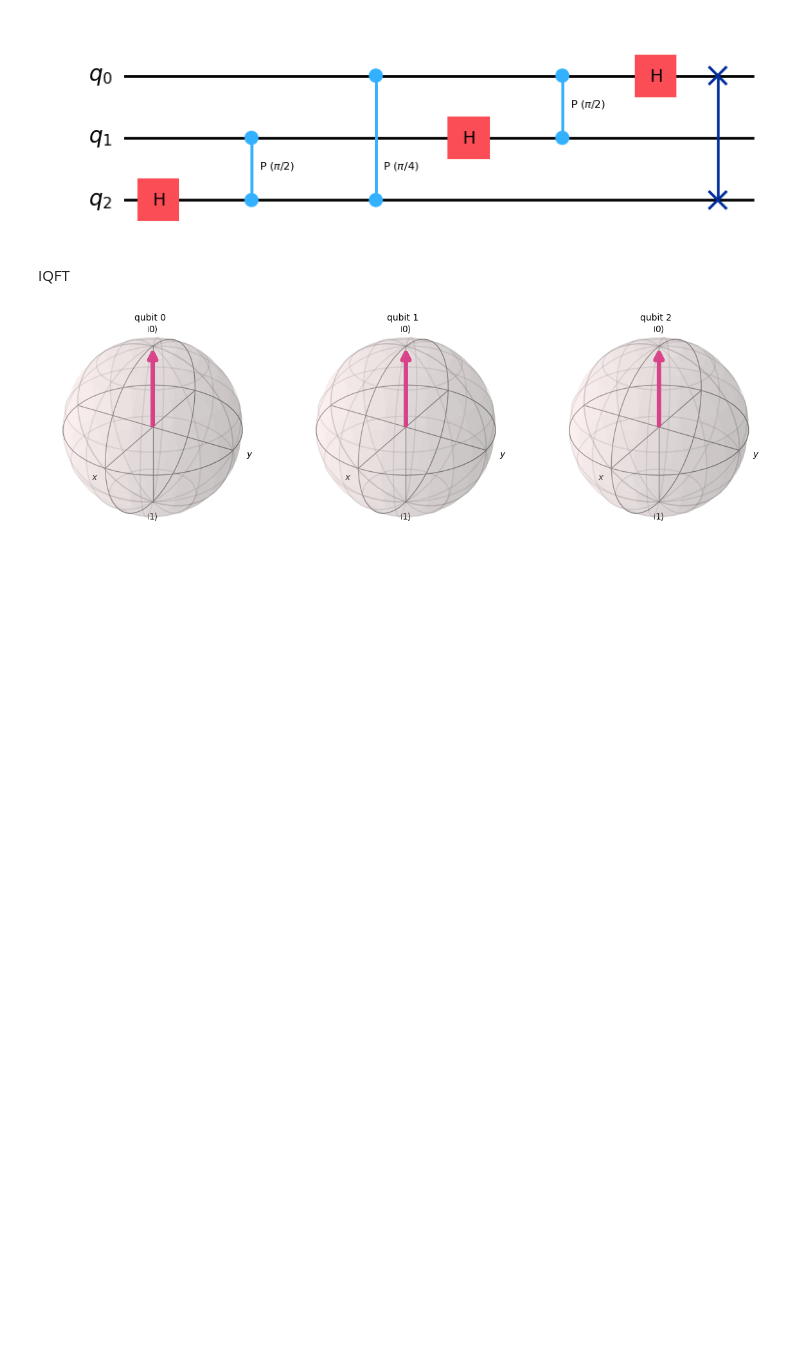
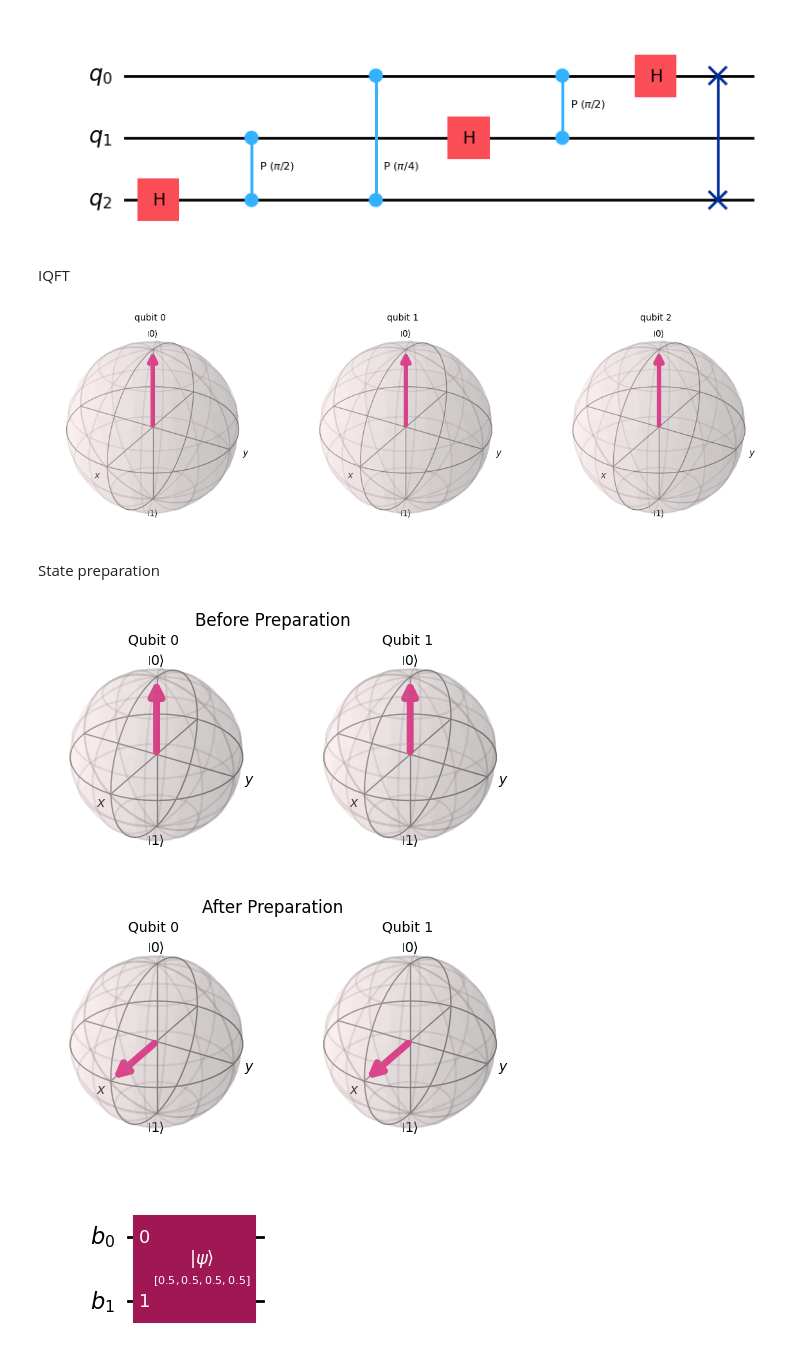
Before and after one commit to TarnMaVas/LA_HHL_project, a Jupyter notebook: HHL_qft.ipynb, the cells around one changed output. Drawn from its saved outputs; the diff is of its cells as text; code cells hidden in the pictures; blank space fills up the shorter version.

```diff
--- a/HHL_qft.ipynb
+++ b/HHL_qft.ipynb
@@ -101,3 +106,42 @@ statevector = sim.run(qc).result().get_statevector()
 plot_bloch_multivector(statevector)
 # %% [output]
 [figure]
+# %% [markdown]
+State preparation
+# %%
+def prepare(qc: QuantumCircuit, b: np.array):
+    b_normalized = b / np.linalg.norm(b)
+    qc.initialize(b_normalized, qc.qubits)
+# %%
+def plot_qubit_states(statevector, title):
+    num_qubits = statevector.num_qubits
+    fig = plt.figure(figsize=(num_qubits * 3, 3))
+    for qubit in range(num_qubits):
+        rho = partial_trace(statevector, [q for q in range(num_qubits) if q != qubit])
+        x = rho.expectation_value(Pauli("X")).real
+        y = rho.expectation_value(Pauli("Y")).real
+        z = rho.expectation_value(Pauli("Z")).real
+        ax = fig.add_subplot(1, num_qubits, qubit + 1, projection="3d")
+        plot_bloch_vector([x, y, z], title=f"Qubit {qubit}", ax=ax)
+    plt.suptitle(title)
+    plt.show()
+# %%
+b_reg = QuantumRegister(2, "b")
+qc = QuantumCircuit(b_reg)
+
+initial_state = Statevector.from_label("00")
+
+b = np.array([0.5, 0.5, 0.5, 0.5])
+prepare(qc, b)
+
+final_state = Statevector(qc)
+
+
+plot_qubit_states(initial_state, "Before Preparation")
+plot_qubit_states(final_state, "After Preparation")
+
+plt.show()
+# %% [output]
+[figure, added]
+[figure, added]
+[figure, added]
```
Also changed, not shown: parts of 15 cells of this notebook.
